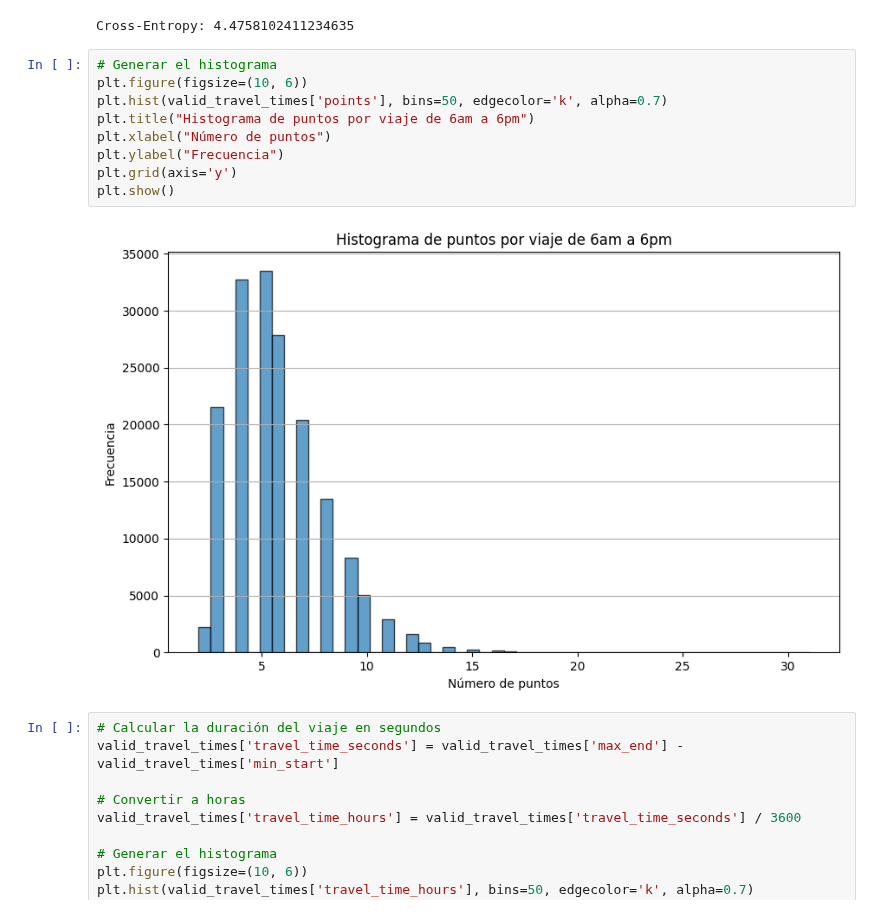
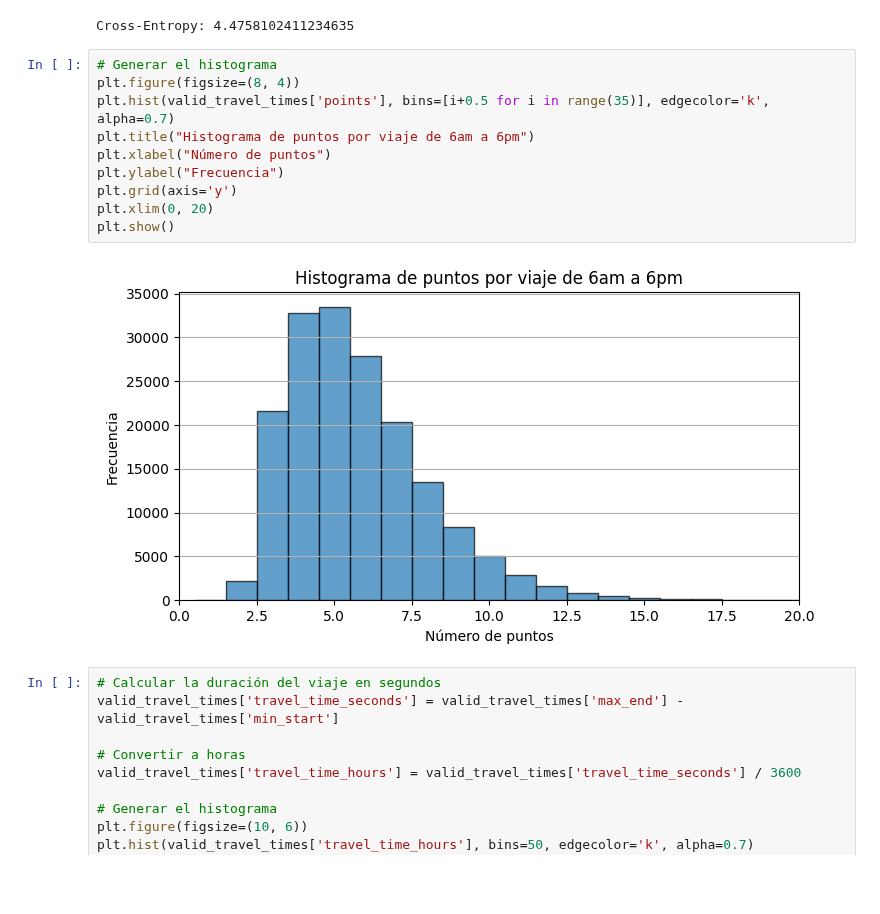
Before and after one commit to alexsierra45/thesis, a Jupyter notebook: src/notebooks/initial_etecsa_data_analisys.ipynb, the cells around one changed output. Saved outputs shown, nothing was run; the diff lists cells and outputs as text; blank space fills up the shorter version.

```diff
--- a/src/notebooks/initial_etecsa_data_analisys.ipynb
+++ b/src/notebooks/initial_etecsa_data_analisys.ipynb
@@ -268,15 +269,16 @@ print(f"Cross-Entropy: {cross_entropy}")
 Cross-Entropy: 4.4758102411234635
 # %%
 # Generar el histograma
-plt.figure(figsize=(10, 6))
-plt.hist(valid_travel_times['points'], bins=50, edgecolor='k', alpha=0.7)
+plt.figure(figsize=(8, 4))
+plt.hist(valid_travel_times['points'], bins=[i+0.5 for i in range(35)], edgecolor='k', alpha=0.7)
 plt.title("Histograma de puntos por viaje de 6am a 6pm")
 plt.xlabel("Número de puntos")
 plt.ylabel("Frecuencia")
 plt.grid(axis='y')
+plt.xlim(0, 20)
 plt.show()
 # %% [output]
-[figure, old version]
+[figure, new version]
 # %%
 # Calcular la duración del viaje en segundos
 valid_travel_times['travel_time_seconds'] = valid_travel_times['max_end'] - valid_travel_times['min_start']
```
Also changed, not shown: parts of 4 cells of this notebook, 4 other files.
